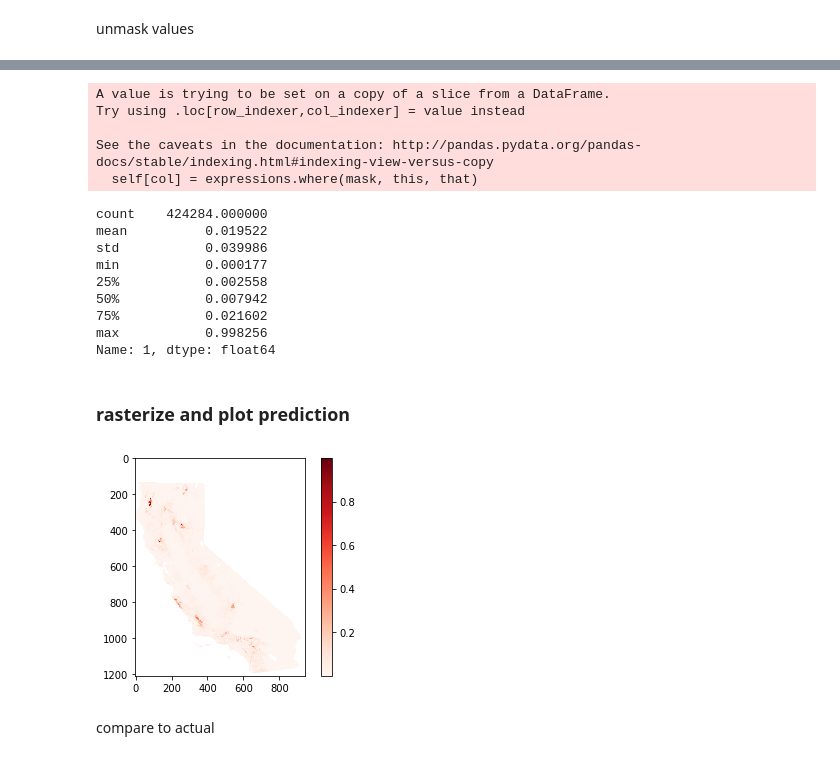
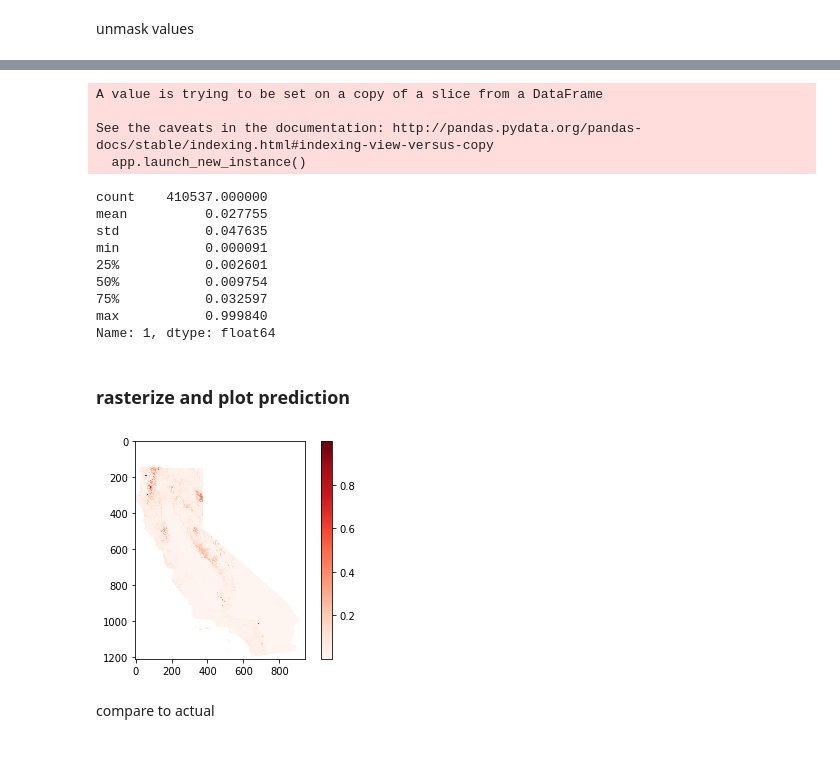
Before and after one commit to isaacWpark/wildfire_FRAP, a Jupyter notebook: Workflow/Complete 2-Period Panel Workflow.ipynb, the cells around one changed output, grey strips where cells are left out. Cells and saved outputs as stored; diff of their text form; code cells hidden in the pictures.

```diff
--- a/Workflow/Complete 2-Period Panel Workflow.ipynb
+++ b/Workflow/Complete 2-Period Panel Workflow.ipynb
@@ -286,4 +300,5 @@ ValueError: Buffer dtype mismatch, expected 'Python object' but got 'long long'
 train a gradient booster classifier
 # %%
 clf = GradientBoostingClassifier(n_estimators=400, learning_rate=0.1,
-                                 max_depth=2, random_state=0).fit(X_train[X_train_relevant.columns], y_train)
+                                 max_depth=2, random_state=0)\
+                                .fit(X_train[X_train_relevant.columns], y_train)
@@ -353,0 +374,4 @@ concatenated_df_prob_1996.describe()
+# %%
+concatenated_df_prob_2011 = concatenated_df_prob.query('time == "20112015" ')
+
+print(concatenated_df_prob_2011.describe())
@@ -354,2 +388,6 @@ concatenated_df_prob_1996.describe()
 # %% [markdown]
 unmask values
+# %%
+unmask_concatenated_df_prob_2011 = unmask_df(original_df = concatenated_attribute_df,
+                                                mask_df_output = concatenated_df_prob_2011)
+unmask_concatenated_df_prob_2011.head()
@@ -356,47 +414,38 @@ unmask values
 # %%
+# keep only class prob of fire event
+prob_2011 = unmask_concatenated_df_prob_2011[1]  # column is named 1
+prob_2011[prob_2011 == -9999 ]= NaN
 
-unmask_concatenated_df_prob_1996 = tr.unmask_df(concatenated_attribute_df,
-                                                concatenated_df_prob_1996)
-
-
-unmask_concatenated_df_prob_1996 = unmask_df(original_df = concatenated_attribute_df,
-                                             mask_df_output = concatenated_df_prob_1996)
-
-# keep only class prob of fire event
-unmask_concatenated_df_prob_1996 = unmask_concatenated_df_prob_1996.iloc[:,1]
-unmask_concatenated_df_prob_1996[unmask_concatenated_df_prob_1996== -9999 ]= NaN
-
-unmask_concatenated_df_prob_1996.describe()
+prob_2011.describe()
 # %% [output]
-A value is trying to be set on a copy of a slice from a DataFrame.
-Try using .loc[row_indexer,col_indexer] = value instead
+A value is trying to be set on a copy of a slice from a DataFrame
 
 See the caveats in the documentation: http://pandas.pydata.org/pandas-docs/stable/indexing.html#indexing-view-versus-copy
-  self[col] = expressions.where(mask, this, that)
+  app.launch_new_instance()
-count    424284.000000
-mean          0.019522
-std           0.039986
-min           0.000177
-25%           0.002558
-50%           0.007942
-75%           0.021602
-max           0.998256
+count    410537.000000
+mean          0.027755
+std           0.047635
+min           0.000091
+25%           0.002601
+50%           0.009754
+75%           0.032597
+max           0.999840
 Name: 1, dtype: float64
 # %% [markdown]
 ### rasterize and plot prediction
 # %%
 raster_ex = "F:/5year/aet/aet-201201.tif"
 ex_row, ex_cols =  rasterio.open(raster_ex).shape
 
-f2Array = unmask_concatenated_df_prob_1996.values.reshape(ex_row, ex_cols)
+f2Array = prob_2011.values.reshape(ex_row, ex_cols)
  # Plot the grid
 
 plt.imshow(f2Array)
 plt.set_cmap("Reds")
 plt.colorbar( )
 plt.show()
 # %% [output]
-[figure, old version]
+[figure, new version]
 # %% [markdown]
 compare to actual
 # %%
```
Also changed, not shown: parts of 14 cells of this notebook.
